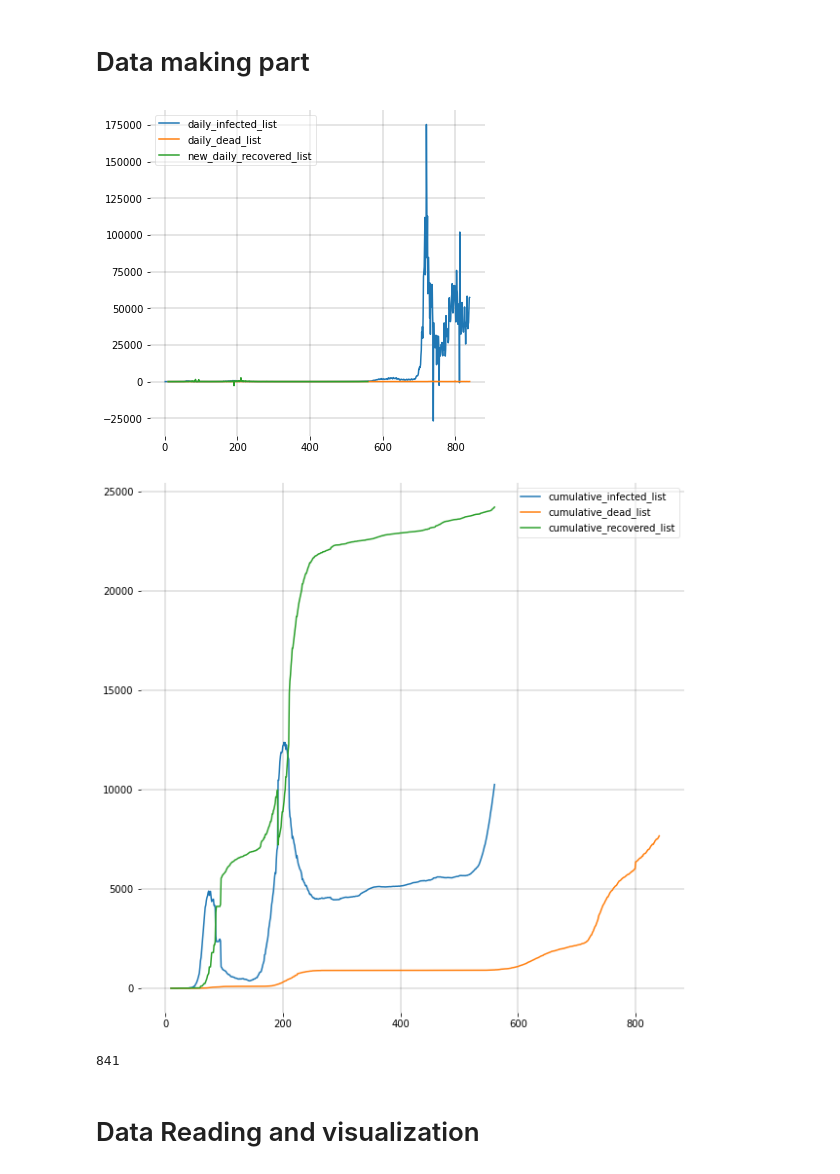
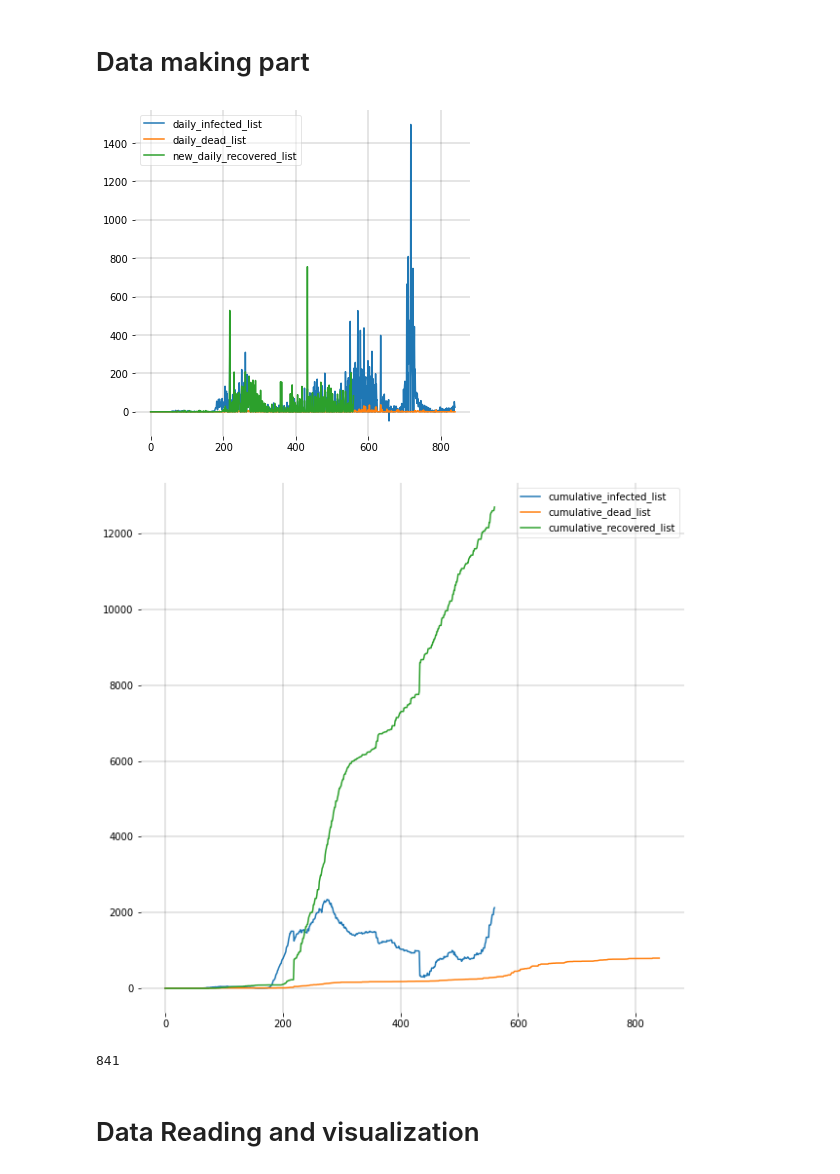
Before and after one commit to jhgoblue/covid-19-pbl, a Jupyter notebook: dinn-sird-baseline.ipynb, the cells around one changed output. Drawn from its saved outputs; the diff is of its cells as text; code cells hidden in the pictures.

```diff
--- a/dinn-sird-baseline.ipynb
+++ b/dinn-sird-baseline.ipynb
@@ -55,7 +55,7 @@ for file_name in sorted_fnames:
     confirmed = 0
     recovered = 0
     for key,row in df.iterrows():
-        if key == 'Australia':
+        if key == 'Bahamas':
             deaths = deaths + row['Deaths']
             confirmed = confirmed + row['Confirmed']
             recovered = recovered + row['Recovered']
@@ -97,34 +97,34 @@ for spine in ('top', 'right', 'bottom', 'left'):
     ax.spines[spine].set_visible(False)
 plt.show();
 # %% [output]
-[figure, old version]
+[figure, new version]
 # %%
 # Making the SIDR list
-N = 25997700
+N = 400516
 cumulative_susceptible_list = []
 for i in range(len(cumulative_recovered_list)):
     cumulative_infected_list[i]=(cumulative_infected_list[i] - cumulative_recovered_list[i]- cumulative_dead_list[i])
     cumulative_susceptible_list.append(N - cumulative_recovered_list[i] - cumulative_infected_list[i] - cumulative_dead_list[i])
 
 fig = plt.figure(figsize=(10,10))
 
 ax = fig.add_subplot(111, facecolor='#dddddd', axisbelow=True)
 ax.set_facecolor('xkcd:white')
 
 # plt.plot(cumulative_susceptible_list[:310], label = 'cumulative_susceptible_list')
 plt.plot(cumulative_infected_list, label = 'cumulative_infected_list')
 plt.plot(cumulative_dead_list, label = 'cumulative_dead_list')
 plt.plot(cumulative_recovered_list, label = 'cumulative_recovered_list')
 
 ax.grid(b=True, which='major', c='black', lw=0.2, ls='-')
 legend = ax.legend()
 legend.get_frame().set_alpha(0.5)
 for spine in ('top', 'right', 'bottom', 'left'):
     ax.spines[spine].set_visible(False)
 plt.show();
 print(len(cumulative_susceptible_list))
 # %% [output]
-[figure, old version]
+[figure, new version]
 841
 # %%
 #save as csv files
```
Also changed, not shown: parts of 8 cells of this notebook.
